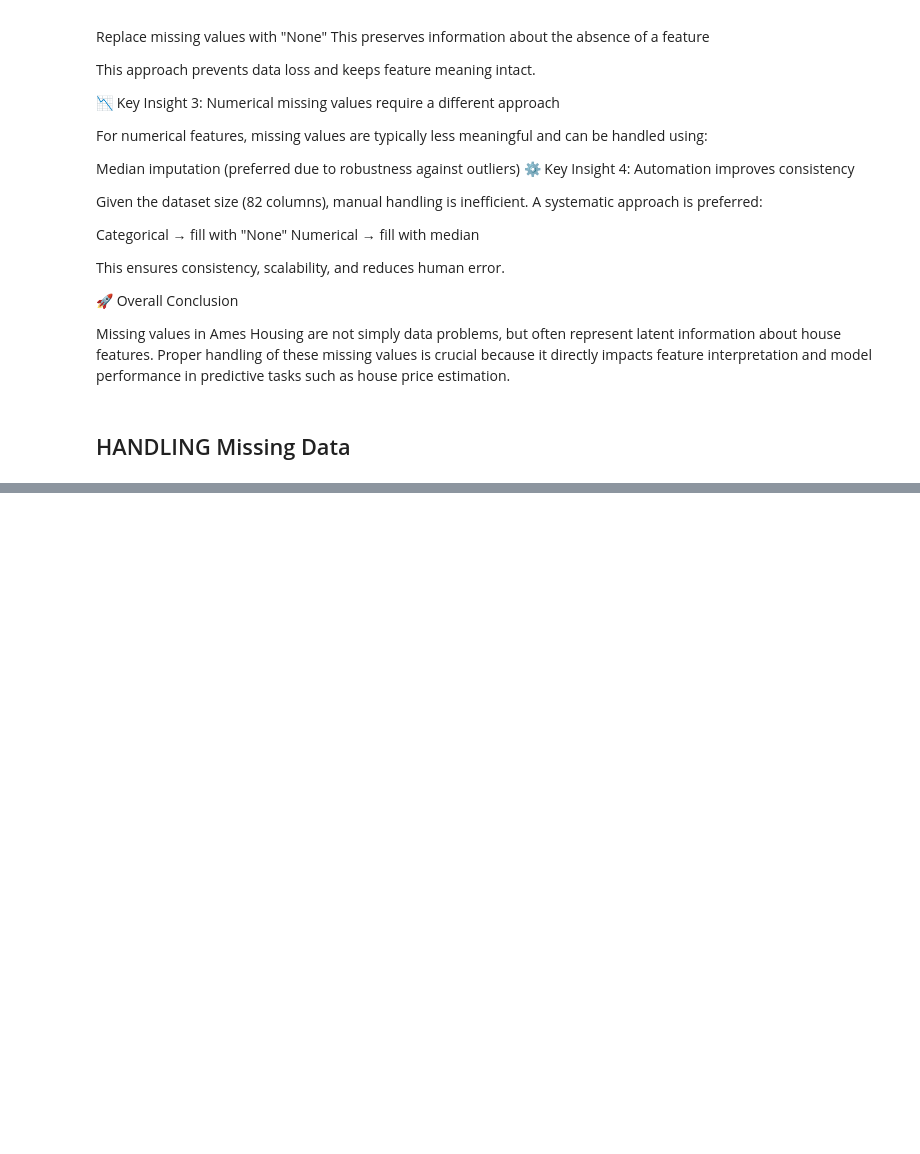
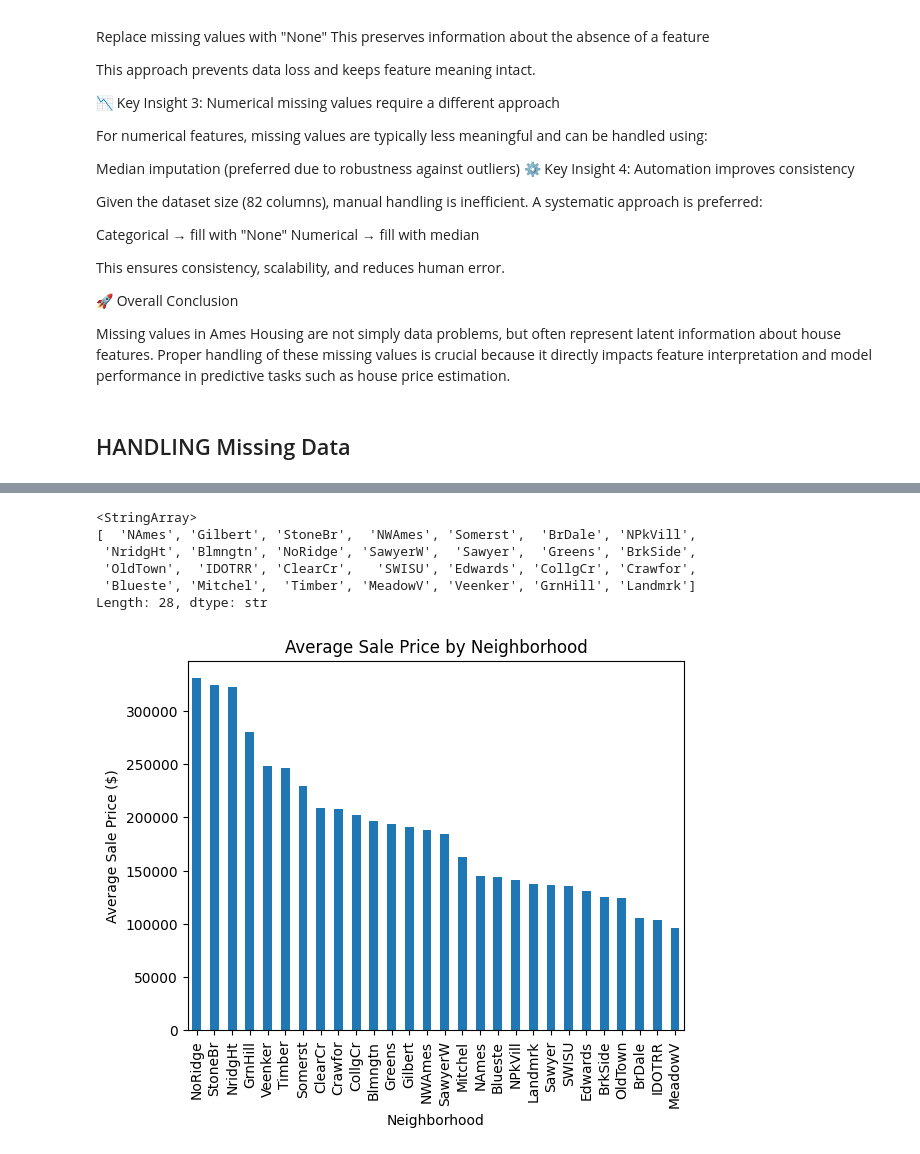
Before and after one commit to RenitiaMR/Portfolio, a Jupyter notebook: housing_price.ipynb, the cells around one changed output, grey strips where cells are left out. Drawn from its saved outputs; the diff is of its cells as text; code cells hidden in the pictures; blank space fills up the shorter version.

```diff
--- a/housing_price.ipynb
+++ b/housing_price.ipynb
@@ -162,0 +220,23 @@ Name: SalePrice, dtype: float64
+# %%
+df["Neighborhood"].unique()
+# %% [output]
+<StringArray>
+[  'NAmes', 'Gilbert', 'StoneBr',  'NWAmes', 'Somerst',  'BrDale', 'NPkVill',
+ 'NridgHt', 'Blmngtn', 'NoRidge', 'SawyerW',  'Sawyer',  'Greens', 'BrkSide',
+ 'OldTown',  'IDOTRR', 'ClearCr',   'SWISU', 'Edwards', 'CollgCr', 'Crawfor',
+ 'Blueste', 'Mitchel',  'Timber', 'MeadowV', 'Veenker', 'GrnHill', 'Landmrk']
+Length: 28, dtype: str
+# %%
+sale_price_by_Neighborhood = (
+    df.groupby("Neighborhood")["SalePrice"]
+    .mean()
+    .sort_values(ascending=False)
+)
+
+ax = sale_price_by_Neighborhood.plot(kind="bar")
+plt.title("Average Sale Price by Neighborhood")
+plt.ylabel("Average Sale Price ($)")
+plt.xlabel("Neighborhood")
+plt.show()
+# %% [output]
+[figure, added]
```
Also changed, not shown: parts of 14 cells of this notebook, 9 other files.
